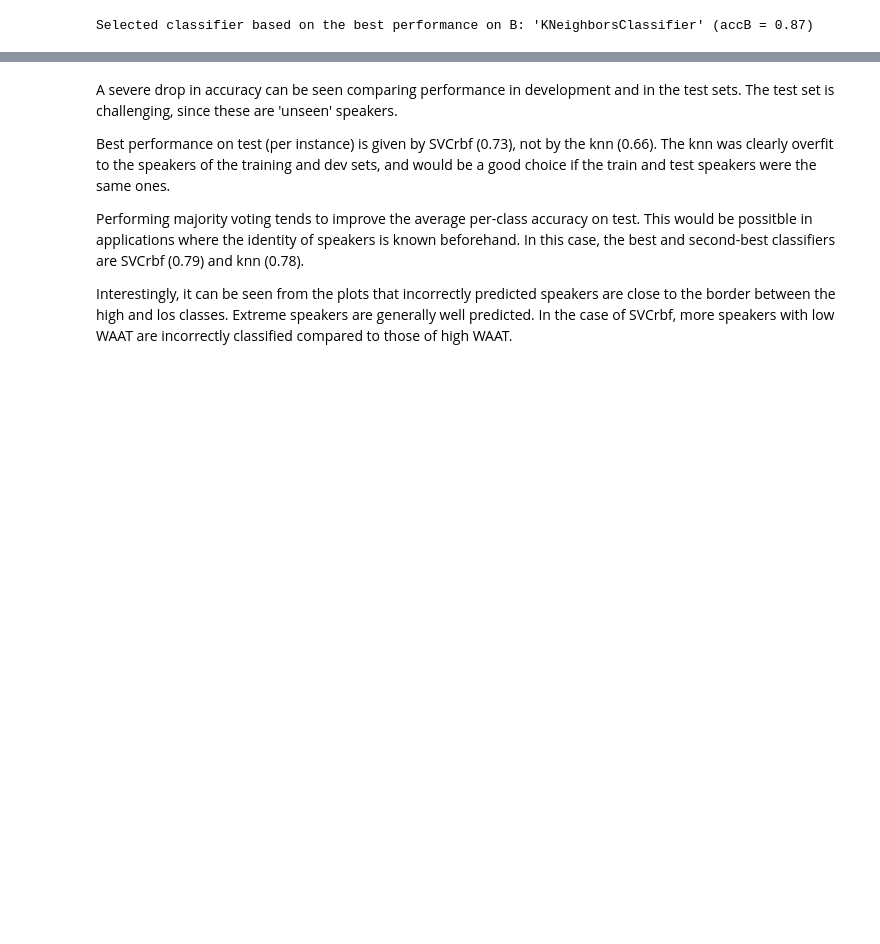
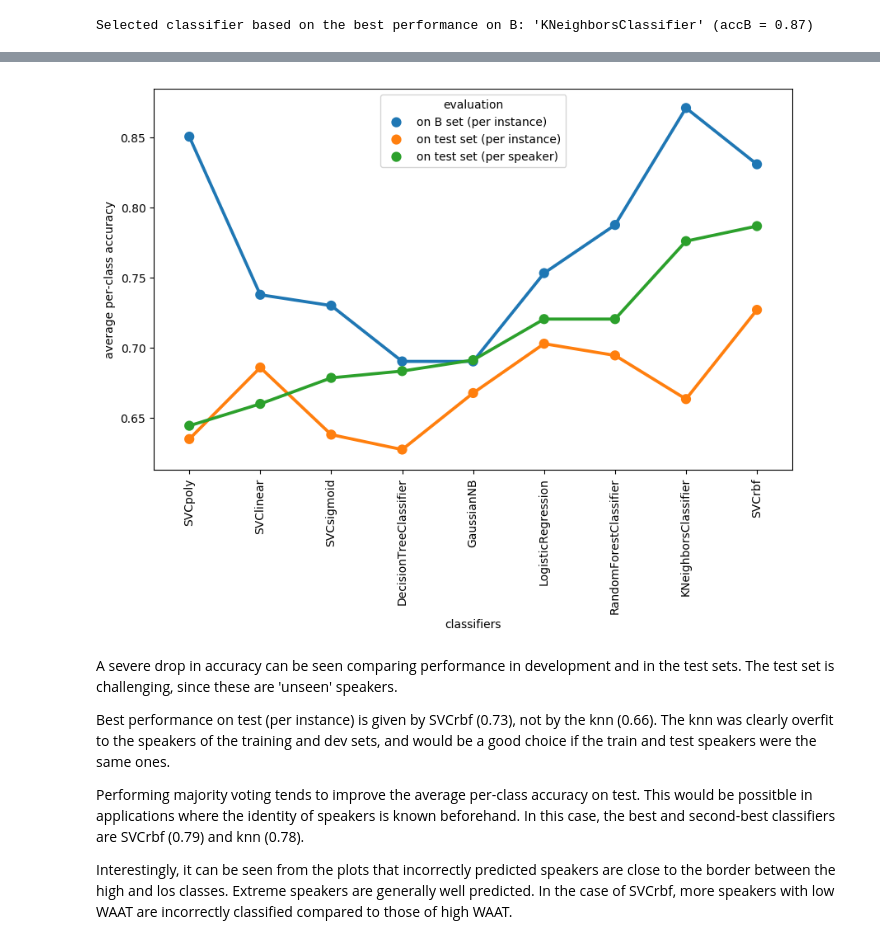
Before and after one commit to laufergall/ML_Speaker_Characteristics, a Jupyter notebook: classification/02_evaluating_classification_WAAT.ipynb, the cells around one changed output, grey strips where cells are left out. Cells and saved outputs as stored; diff of their text form; code cells hidden in the pictures; blank space fills up the shorter version.

```diff
--- a/classification/02_evaluating_classification_WAAT.ipynb
+++ b/classification/02_evaluating_classification_WAAT.ipynb
@@ -1075,3 +1084,36 @@ for i in indexes:
+# %%
+# pointplot performance
+
+performances = performances.rename(index=str, columns={
+    'classifiers_names':'classifiers',
+    'best_accs':'on B set (per instance)',
+    'score_on_test':'on test set (per instance)',
+    'score_on_test_spk':'on test set (per speaker)'
+})
+
+# sort by 'on test set (per speaker)' column
+performances_sorted = performances.sort_values(['on test set (per speaker)']).reset_index()
+
+performances_melt = pd.melt(performances_sorted, id_vars=['classifiers'], value_vars=['on B set (per instance)',
+                                                                               'on test set (per instance)',
+                                                                               'on test set (per speaker)'])
+performances_melt.rename(columns={
+    'value':'average per-class accuracy',
+    'variable': 'evaluation'
+}, inplace=True)
+
+fig, ax = plt.subplots(figsize=[10, 6])
+myfig=sns.pointplot(x='classifiers', y='average per-class accuracy', hue='evaluation', data=performances_melt);
+
+# rotate x axis and limit y axis
+for item in myfig.get_xticklabels():
+    item.set_rotation(90)
+
+# save plot
+filename = r'\cls_WAAT_binary_performance.png'
+plt.savefig(r'.\figures' + filename, bbox_inches = 'tight')
+# %% [output]
+[figure, added]
 # %% [markdown]
 A severe drop in accuracy can be seen comparing performance in development and in the test sets. The test set is challenging, since these are 'unseen' speakers.
 
```
Also changed, not shown: parts of 2 cells of this notebook, 10 other files.
